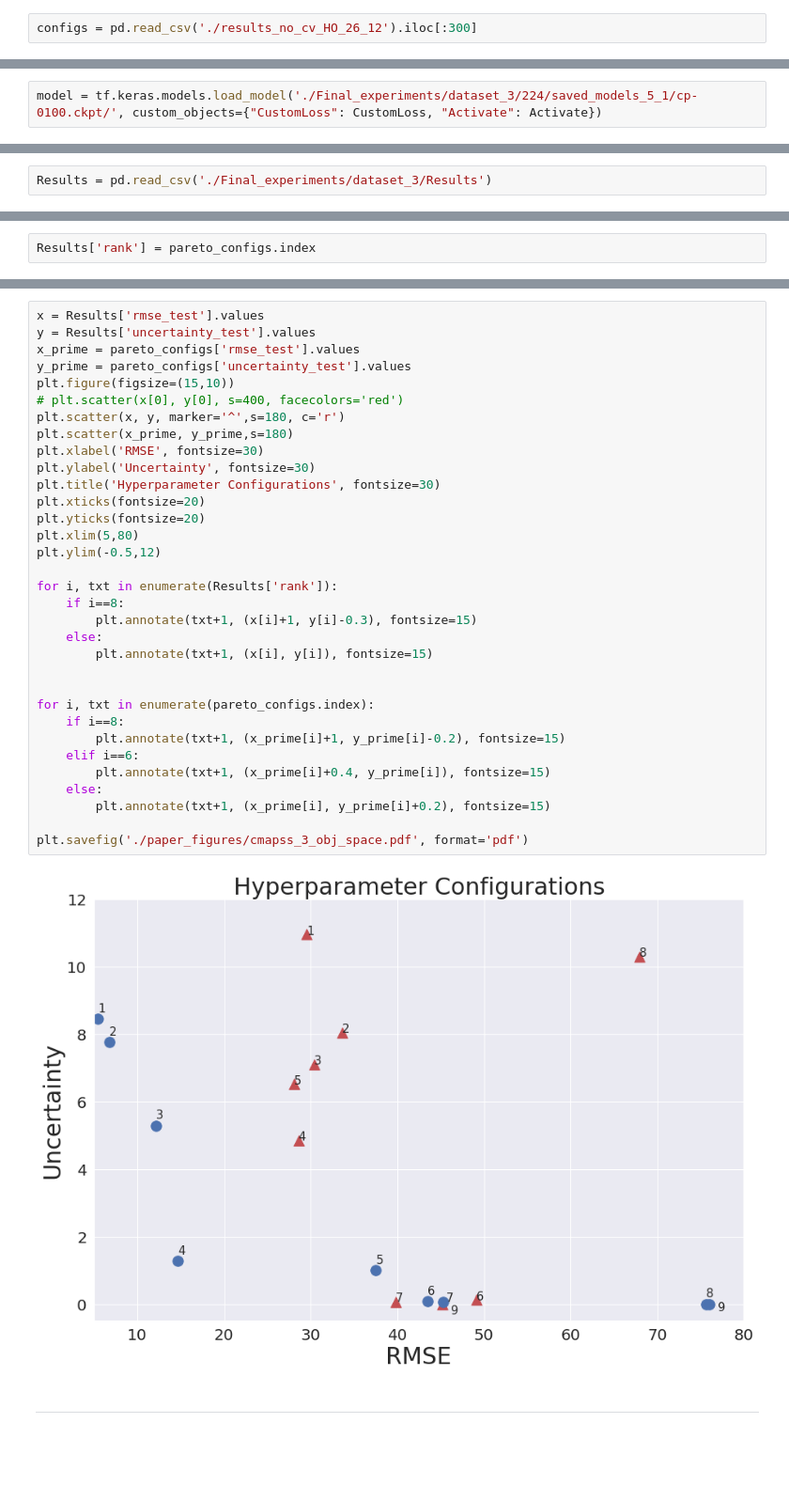
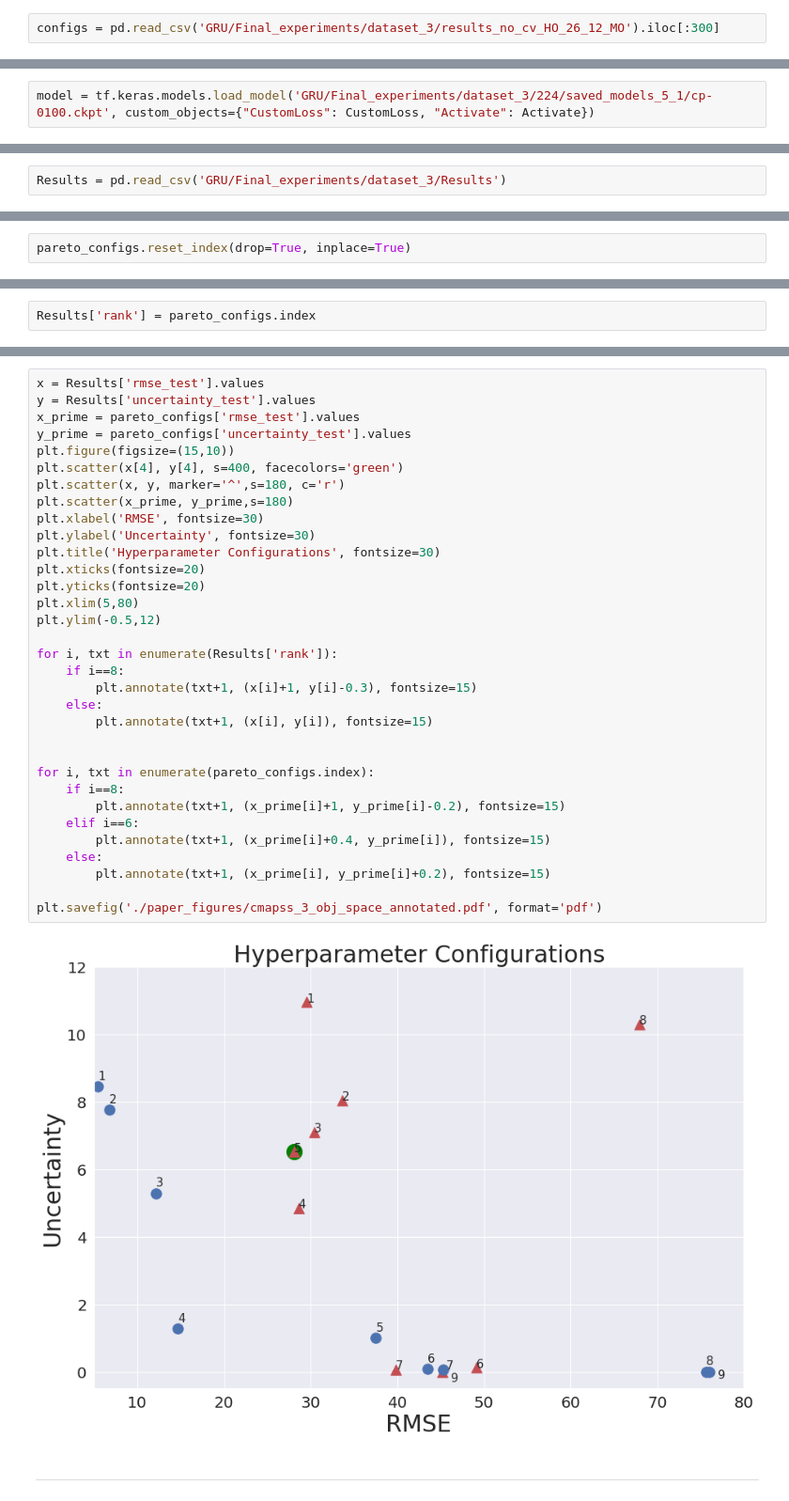
Before and after one commit to MariosKef/RULe, a Jupyter notebook: tests_dataset3.ipynb, the cells around one changed output, grey strips where cells are left out. Shown at 94% size. Saved outputs shown, nothing was run; the diff lists cells and outputs as text; blank space fills up the shorter version.

```diff
--- a/tests_dataset3.ipynb
+++ b/tests_dataset3.ipynb
@@ -9,7 +9,7 @@ import numpy as np
 from sklearn.preprocessing import MinMaxScaler
 sns.set_theme()
 # %%
-configs = pd.read_csv('./results_no_cv_HO_26_12').iloc[:300]
+configs = pd.read_csv('GRU/Final_experiments/dataset_3/results_no_cv_HO_26_12_MO').iloc[:300]
 # %%
 configs.head()
 # %% [output]
@@ -326,4 +328,4 @@ train_x (24720, 28, 18) train_y (24720, 1) test_x (100, 28, 18) test_y (100, 1)
 
 # model3, history = network(train_x, train_y, net_cfg, cfg)
 # %%
-model = tf.keras.models.load_model('./Final_experiments/dataset_3/224/saved_models_5_1/cp-0100.ckpt/', custom_objects={"CustomLoss": CustomLoss, "Activate": Activate})
+model = tf.keras.models.load_model('GRU/Final_experiments/dataset_3/224/saved_models_5_1/cp-0100.ckpt', custom_objects={"CustomLoss": CustomLoss, "Activate": Activate})
@@ -531,4 +539,4 @@ results["net_cfg"] = json.dumps(net_cfg)
 # Results=pd.concat([Results,results57])
 # Results.to_csv('Final_experiments/dataset_3/Results', index=False)
 # %%
-Results = pd.read_csv('./Final_experiments/dataset_3/Results')
+Results = pd.read_csv('GRU/Final_experiments/dataset_3/Results')
@@ -552,6 +555,8 @@ Results
 | 6 | 49.879267 | 38.173469 | -2.611979e-01 | 0.057543 | 39.821387 | 31.566101 | -9.135834e-01 | 0.066144 | ... |
 | 7 | 93.771359 | 71.642471 | -1.291496e+01 | 7.087929 | 68.007954 | 57.031587 | -3.769305e+00 | 10.293589 | ... |
 | 8 | 108.860192 | 80.573080 | -1.102285e+16 | 0.000009 | 45.198604 | 38.100121 | -1.117981e+15 | 0.000009 | ... |
+# %%
+pareto_configs.reset_index(drop=True, inplace=True)
 # %%
 x = pareto_configs['rmse_test'].values
 y = pareto_configs['uncertainty_test'].values
@@ -623,36 +628,36 @@ x = Results['rmse_test'].values
 y = Results['uncertainty_test'].values
 x_prime = pareto_configs['rmse_test'].values
 y_prime = pareto_configs['uncertainty_test'].values
 plt.figure(figsize=(15,10))
-# plt.scatter(x[0], y[0], s=400, facecolors='red')
+plt.scatter(x[4], y[4], s=400, facecolors='green')
 plt.scatter(x, y, marker='^',s=180, c='r')
 plt.scatter(x_prime, y_prime,s=180)
 plt.xlabel('RMSE', fontsize=30)
 plt.ylabel('Uncertainty', fontsize=30)
 plt.title('Hyperparameter Configurations', fontsize=30)
 plt.xticks(fontsize=20)
 plt.yticks(fontsize=20)
 plt.xlim(5,80)
 plt.ylim(-0.5,12)
 
 for i, txt in enumerate(Results['rank']):
     if i==8:
         plt.annotate(txt+1, (x[i]+1, y[i]-0.3), fontsize=15)
     else:
         plt.annotate(txt+1, (x[i], y[i]), fontsize=15)
 
 
 for i, txt in enumerate(pareto_configs.index):
     if i==8:
         plt.annotate(txt+1, (x_prime[i]+1, y_prime[i]-0.2), fontsize=15)
     elif i==6:
         plt.annotate(txt+1, (x_prime[i]+0.4, y_prime[i]), fontsize=15)
     else:
         plt.annotate(txt+1, (x_prime[i], y_prime[i]+0.2), fontsize=15)
 
-plt.savefig('./paper_figures/cmapss_3_obj_space.pdf', format='pdf')
+plt.savefig('./paper_figures/cmapss_3_obj_space_annotated.pdf', format='pdf')
 # %% [output]
-[figure, old version]
+[figure, new version]
 # %% [markdown]
 ***
 # %% [markdown]
```
Also changed, not shown: parts of 7 cells of this notebook, 1 other file.
